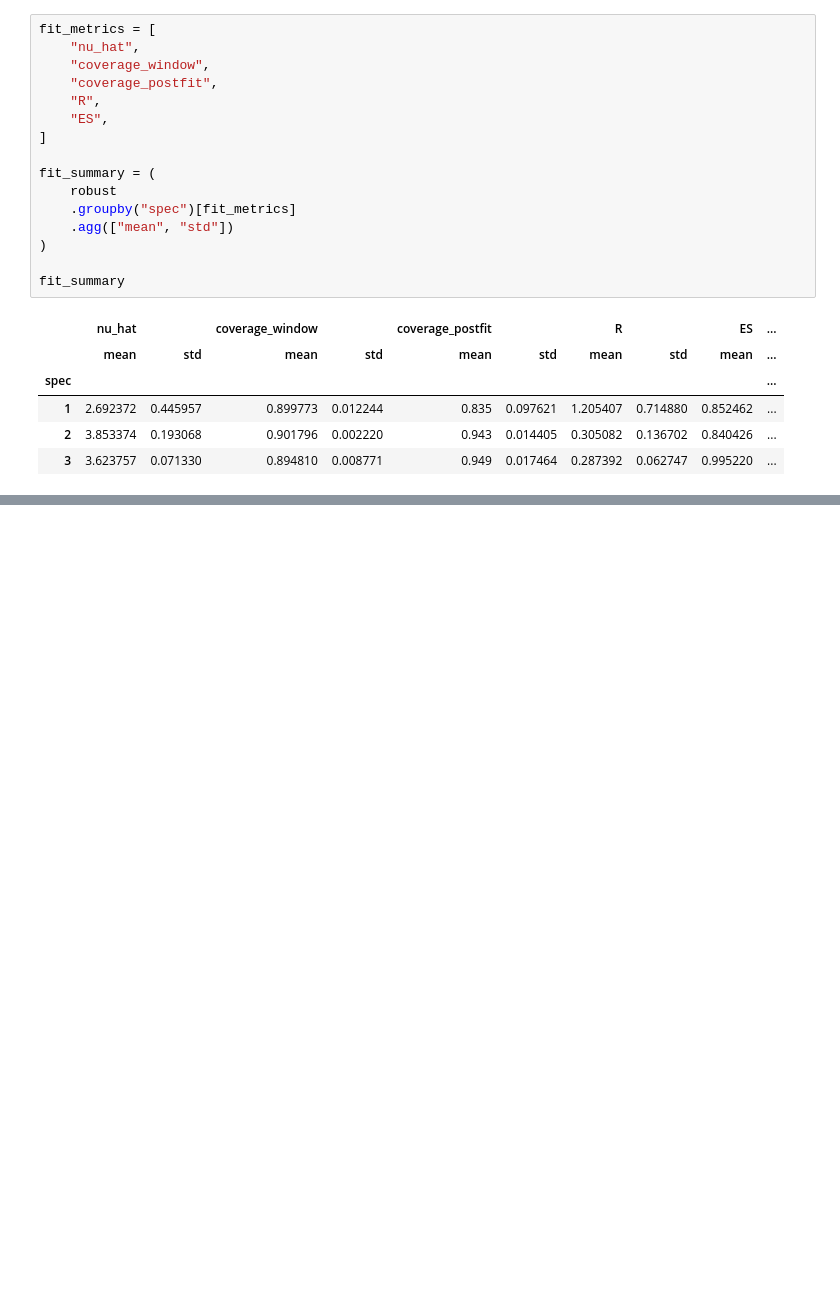
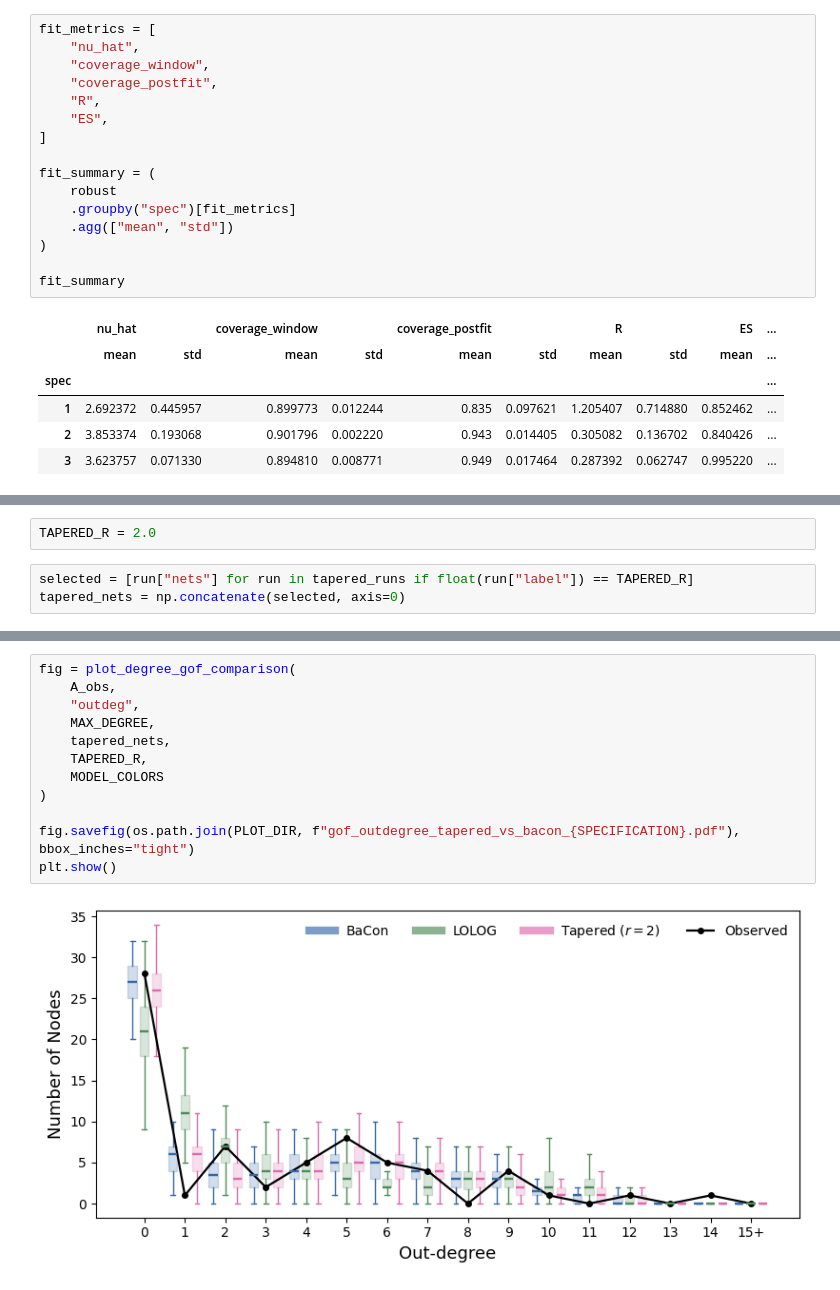
Before and after one commit to lady-bluecopper/pac_ergm, a Jupyter notebook: notebooks/Plots.ipynb, the cells around one changed output, grey strips where cells are left out. Drawn from its saved outputs; the diff is of its cells as text; blank space fills up the shorter version.

```diff
--- a/notebooks/Plots.ipynb
+++ b/notebooks/Plots.ipynb
@@ -1216,0 +1407,5 @@ fit_summary
+# %%
+TAPERED_R = 2.0
+# %%
+selected = [run["nets"] for run in tapered_runs if float(run["label"]) == TAPERED_R]
+tapered_nets = np.concatenate(selected, axis=0)
@@ -1216,0 +1487,14 @@ fit_summary
+# %%
+fig = plot_degree_gof_comparison(
+    A_obs,
+    "outdeg",
+    MAX_DEGREE,
+    tapered_nets,
+    TAPERED_R,
+    MODEL_COLORS
+)
+
+fig.savefig(os.path.join(PLOT_DIR, f"gof_outdegree_tapered_vs_bacon_{SPECIFICATION}.pdf"), bbox_inches="tight")
+plt.show()
+# %% [output]
+[figure, added]
```
Also changed, not shown: parts of 18 cells of this notebook, 2 other files.
